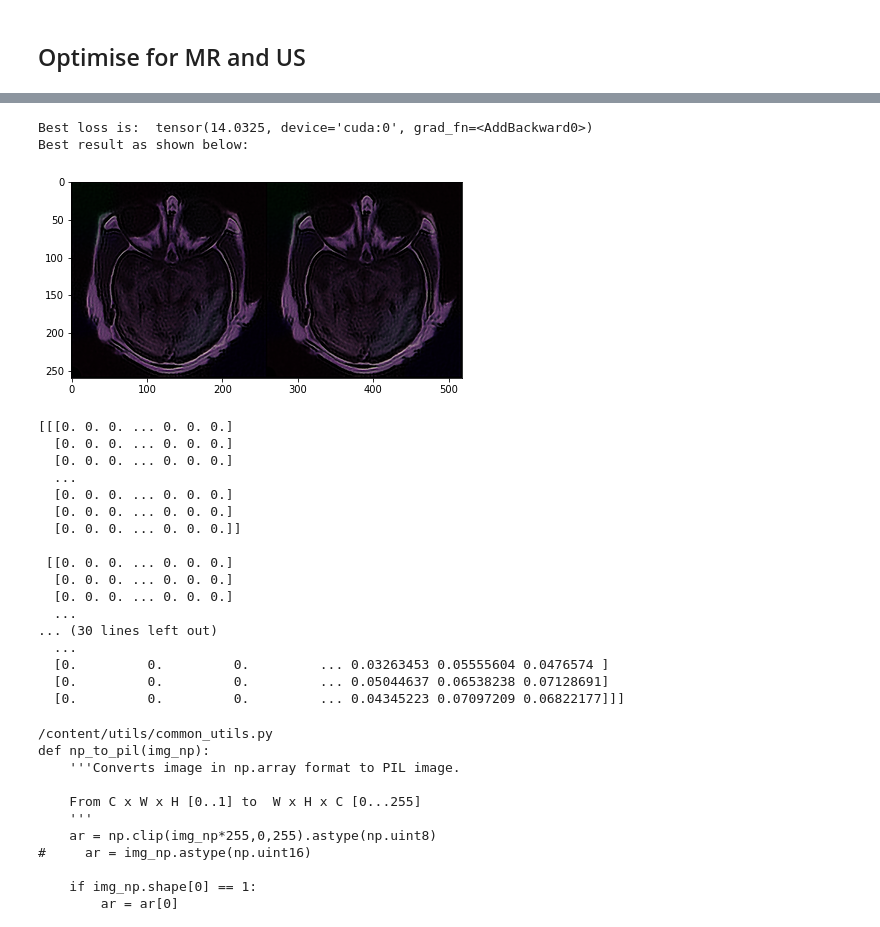
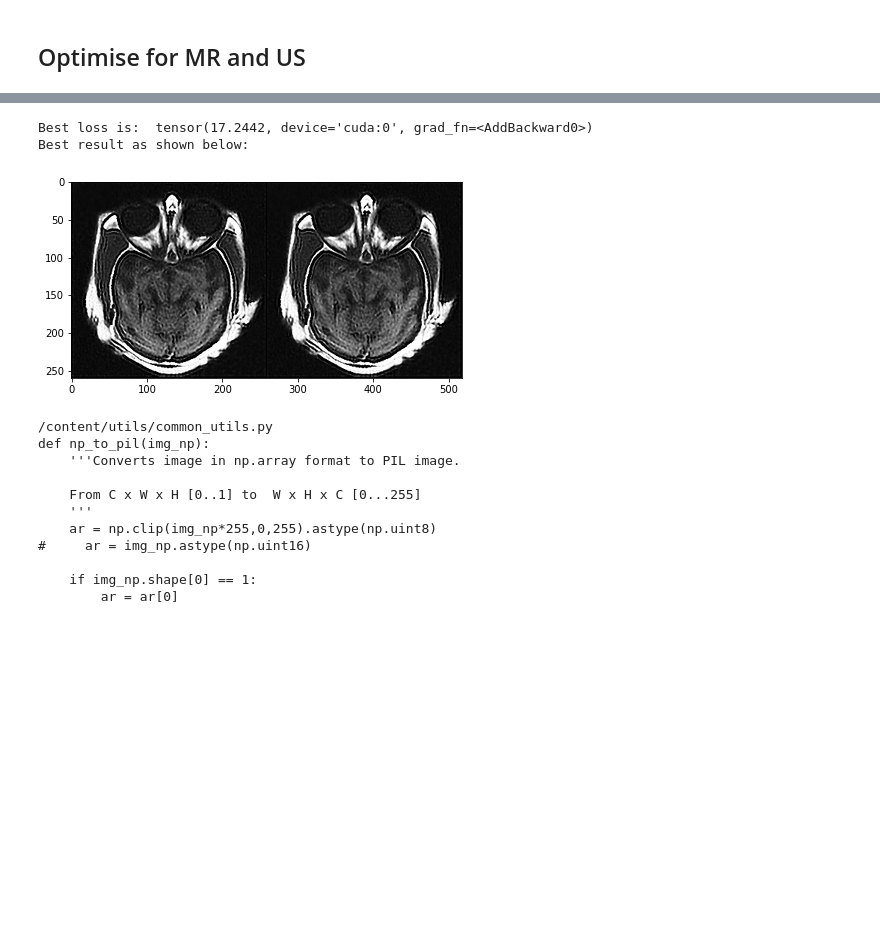
Before and after one commit to maxudong1993/deep-image-prior, a Jupyter notebook: sr_net_L2loss_noNorm_RGB.ipynb, the cells around one changed output, grey strips where cells are left out. Cells and saved outputs as stored; diff of their text form; code cells hidden in the pictures; blank space fills up the shorter version.

```diff
--- a/sr_net_L2loss_noNorm_RGB.ipynb
+++ b/sr_net_L2loss_noNorm_RGB.ipynb
@@ -473,33 +489,16 @@ tensor(15.4665, device='cuda:0', grad_fn=<AddBackward0>)
 # %%
 print("Best loss is: ",best_loss)
 print("Best result as shown below:")
 plot_image_grid([torch_to_np(best_out),torch_to_np(best_avg)], factor=figsize, nrow=4)
 #save best result
-print(us_noisy_np)
-print(torch_to_np(best_out))
-np_to_pil(torch_to_np(best_out)).save('/content/data/data/medical/med_myRGB.png')
-np_to_pil(torch_to_np(best_avg)).save('/content/data/data/medical/med_myRGB_avg.png')
+fusion = torch_to_np(best_out).transpose(1,2,0)
+fusion_avg = torch_to_np(best_avg).transpose(1,2,0)
+plt.imsave('/content/data/data/medical/med_myRGB.png',fusion)
+plt.imsave('/content/data/data/medical/med_myRGB_avg.png',fusion_avg)
 # %% [output]
-Best loss is:  tensor(14.0325, device='cuda:0', grad_fn=<AddBackward0>)
+Best loss is:  tensor(17.2442, device='cuda:0', grad_fn=<AddBackward0>)
 Best result as shown below:
-[figure, old version]
+[figure, new version]
-[[[0. 0. 0. ... 0. 0. 0.]
-  [0. 0. 0. ... 0. 0. 0.]
-  [0. 0. 0. ... 0. 0. 0.]
-  ...
-  [0. 0. 0. ... 0. 0. 0.]
-  [0. 0. 0. ... 0. 0. 0.]
-  [0. 0. 0. ... 0. 0. 0.]]
-
- [[0. 0. 0. ... 0. 0. 0.]
-  [0. 0. 0. ... 0. 0. 0.]
-  [0. 0. 0. ... 0. 0. 0.]
-  ...
-... (30 lines left out)
-  ...
-  [0.         0.         0.         ... 0.03263453 0.05555604 0.0476574 ]
-  [0.         0.         0.         ... 0.05044637 0.06538238 0.07128691]
-  [0.         0.         0.         ... 0.04345223 0.07097209 0.06822177]]]
 # %%
 import inspect
 # print(inspect.getsource(crop_image))
```
Also changed, not shown: parts of 4 cells of this notebook.
